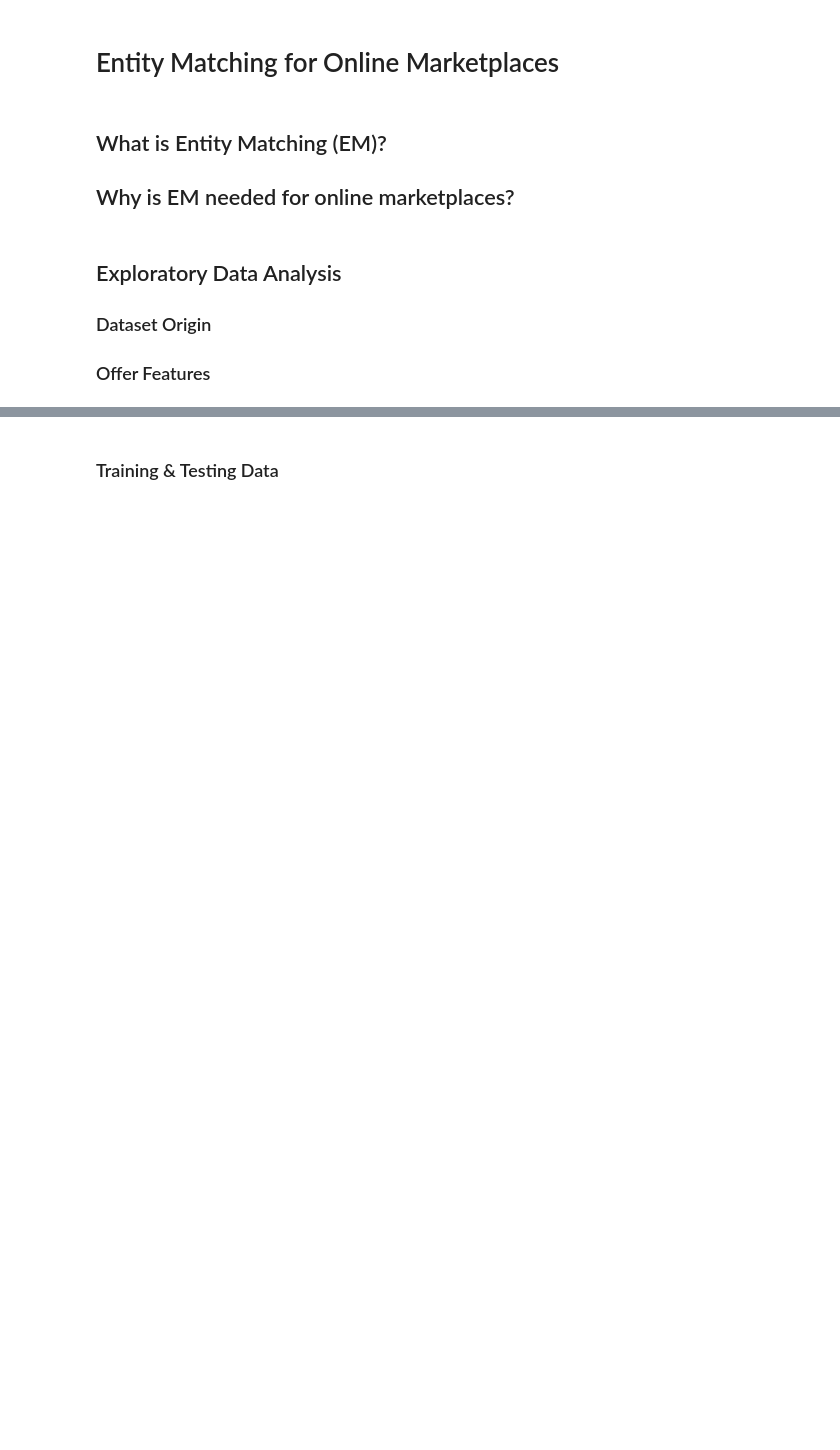
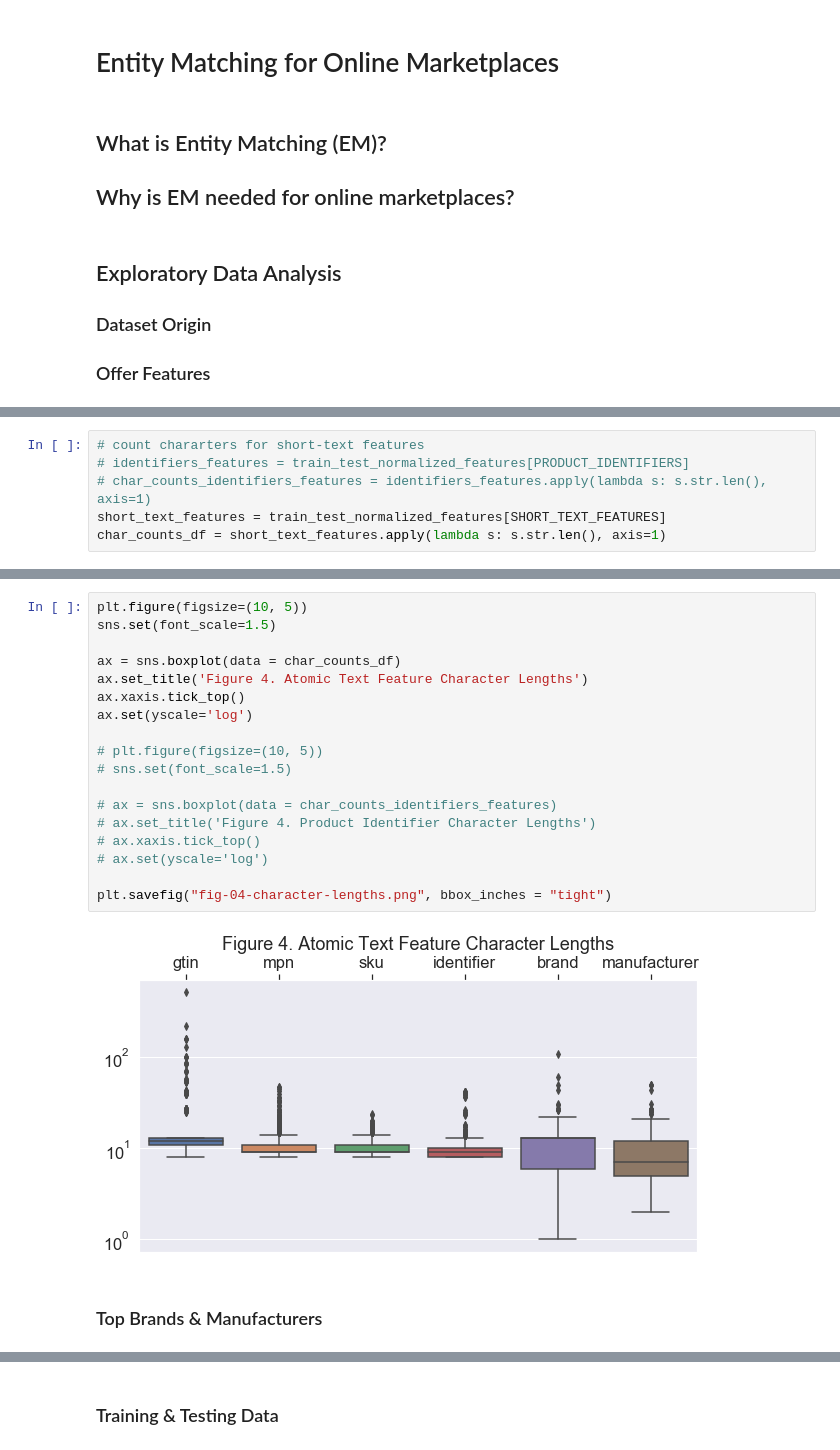
Before and after one commit to kylegilde/Entity-Matching-in-Online-Retail, a Jupyter notebook: Create Plots.ipynb, the cells around one changed output, grey strips where cells are left out. Drawn from its saved outputs; the diff is of its cells as text; blank space fills up the shorter version.

```diff
--- a/Create Plots.ipynb
+++ b/Create Plots.ipynb
@@ -102,0 +118,6 @@ fig.savefig("plots/feature_sparsity.png", bbox_inches = "tight")
+# %%
+# count chararters for short-text features
+# identifiers_features = train_test_normalized_features[PRODUCT_IDENTIFIERS]
+# char_counts_identifiers_features = identifiers_features.apply(lambda s: s.str.len(), axis=1)
+short_text_features = train_test_normalized_features[SHORT_TEXT_FEATURES]
+char_counts_df = short_text_features.apply(lambda s: s.str.len(), axis=1)
@@ -102,0 +134,22 @@ fig.savefig("plots/feature_sparsity.png", bbox_inches = "tight")
+# %%
+plt.figure(figsize=(10, 5))
+sns.set(font_scale=1.5)
+
+ax = sns.boxplot(data = char_counts_df)
+ax.set_title('Figure 4. Atomic Text Feature Character Lengths')
+ax.xaxis.tick_top()
+ax.set(yscale='log')
+
+# plt.figure(figsize=(10, 5))
+# sns.set(font_scale=1.5)
+
+# ax = sns.boxplot(data = char_counts_identifiers_features)
+# ax.set_title('Figure 4. Product Identifier Character Lengths')
+# ax.xaxis.tick_top()
+# ax.set(yscale='log')
+
+plt.savefig("fig-04-character-lengths.png", bbox_inches = "tight")
+# %% [output]
+[figure, added]
+# %% [markdown]
+### Top Brands & Manufacturers
```
Also changed, not shown: parts of 19 cells of this notebook, 2 other files.
